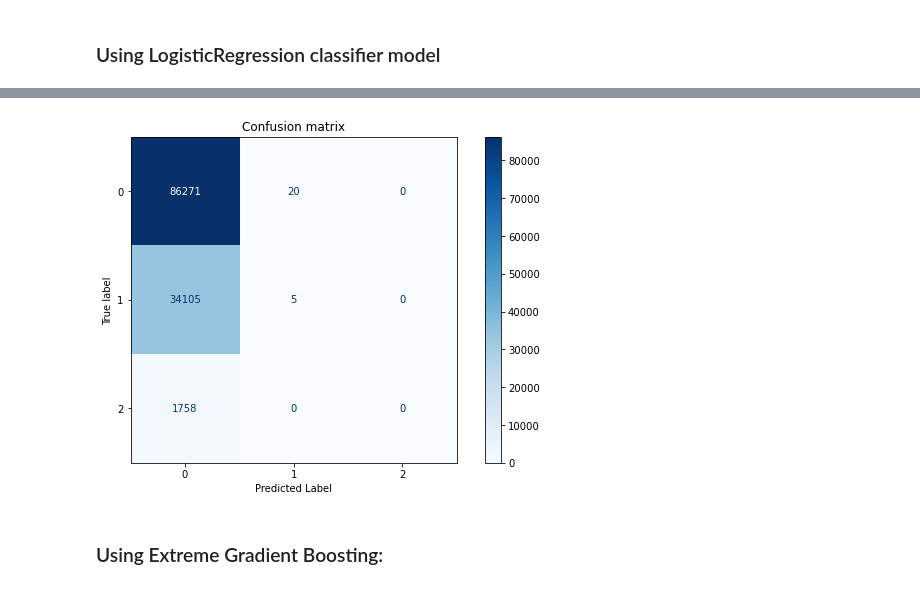
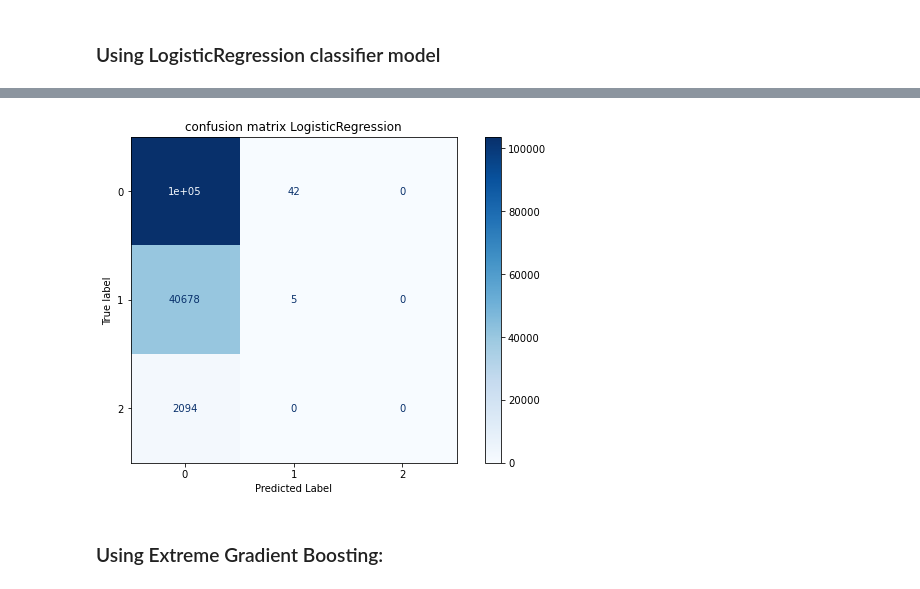
Before and after one commit to kggold4/final-project-machine-learning, a Jupyter notebook: spotify_classification.ipynb, the cells around one changed output, grey strips where cells are left out. Cells and saved outputs as stored; diff of their text form; code cells hidden in the pictures.

```diff
--- a/spotify_classification.ipynb
+++ b/spotify_classification.ipynb
@@ -59,25 +59,14 @@ def print_pie(values, lables):
     ax.axis('equal')
     plt.show()
 # %%
-def my_plot_confusion_matrix(clf, X_test, y_test):
+def my_plot_confusion_matrix(clf, X_test, y_test, title: str = None):
     """
     Function that ploting confusion_matrix
     """
-    # get the confusion_matrix for ploting
     matrix = plot_confusion_matrix(clf, X_test, y_test, cmap=plt.cm.Blues)
-
-    # main title
-    matrix.ax_.set_title('Confusion matrix')
-
-    # x label
+    matrix.ax_.set_title(title if title else 'Confusion matrix')
     plt.xlabel('Predicted Label')
-
-    # y label
     plt.ylabel('True label')
-
-    # size of the figure
     plt.gcf().set_size_inches(10, 6)
-
-    # show plot
     plt.show()
 # %%
@@ -250,7 +220,7 @@ plt.show()
 # %% [markdown]
 ### Create feature with the year of the release date of the track
 # %%
-tracks['year'] = get_years(tracks['release_date'])
+tracks['year'] = pd.to_numeric(get_years(tracks['release_date']))
 # %% [markdown]
 ### Show ratio of each numerical value with popularity
 # %%
@@ -350,7 +320,7 @@ feature_cols = ['duration_ms', 'explicit', 'danceability', 'energy', 'key', 'lou
 X = tracks[feature_cols]
 y = tracks['popularity']
 
-X_train, X_test, y_train, y_test = train_test_split(X, y, random_state=4)
+X_train, X_test, y_train, y_test = train_test_split(X, y, random_state=42, test_size=0.30, shuffle=True)
 # %% [markdown]
 ### Using KNeighborsClassifier model
 # %%
@@ -400,7 +368,7 @@ accuracy of the model is: 70.63 %
 # %%
-my_plot_confusion_matrix(lclf, X_test, y_test)
+my_plot_confusion_matrix(lclf, X_test, y_test, title="confusion matrix LogisticRegression")
 # %% [output]
-[figure, old version]
+[figure, new version]
 # %% [markdown]
 ### Using Extreme Gradient Boosting:
 # %%
```
Also changed, not shown: parts of 13 cells of this notebook.
